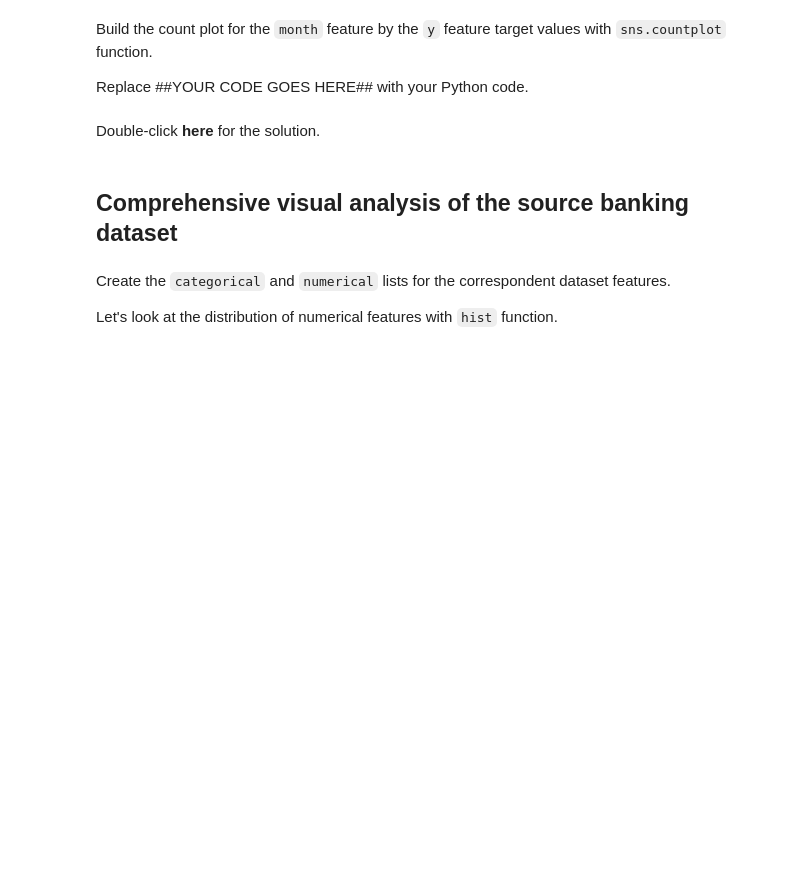
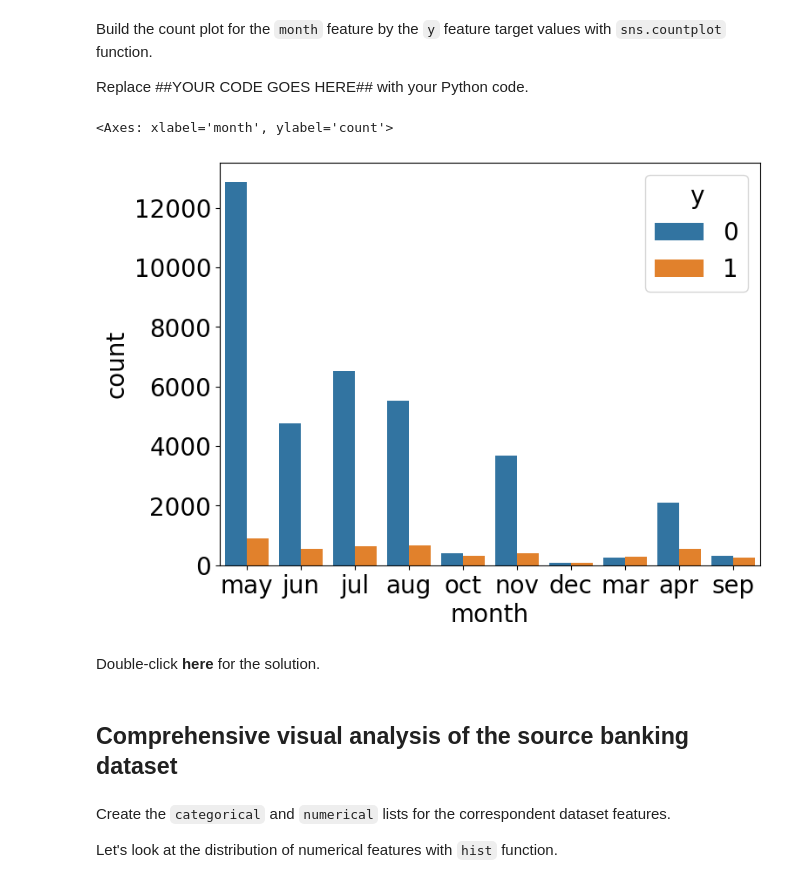
Before and after one commit to ledidk/data_analysis_in_banking, a Jupyter notebook: VDA_Banking_L2.ipynb, the cells around one changed output. Saved outputs shown, nothing was run; the diff lists cells and outputs as text; code cells hidden in the pictures; blank space fills up the shorter version.

```diff
--- a/VDA_Banking_L2.ipynb
+++ b/VDA_Banking_L2.ipynb
@@ -605,6 +610,11 @@ Build the count plot for the `month` feature by the `y` feature target values wi
 Replace ##YOUR CODE GOES HERE## with your Python code.
 # %%
 ##YOUR CODE GOES HERE##
+
+sns.countplot(x="month", hue="y", data=df)
+# %% [output]
+<Axes: xlabel='month', ylabel='count'>
+[figure, added]
 # %% [markdown]
 Double-click **here** for the solution.
 
```
Also changed, not shown: parts of 3 cells of this notebook.
